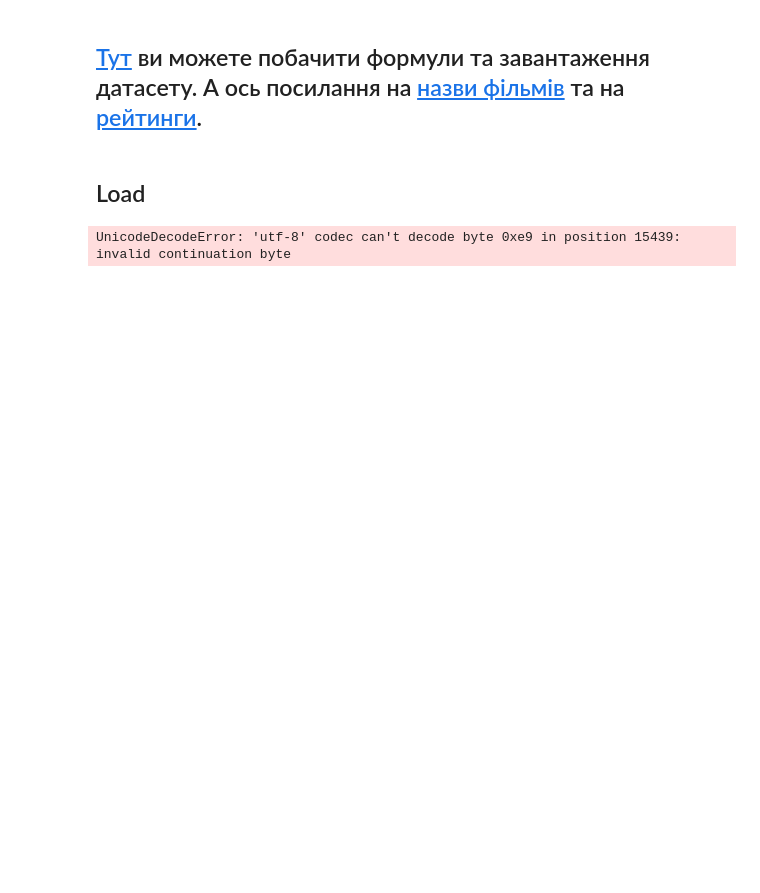
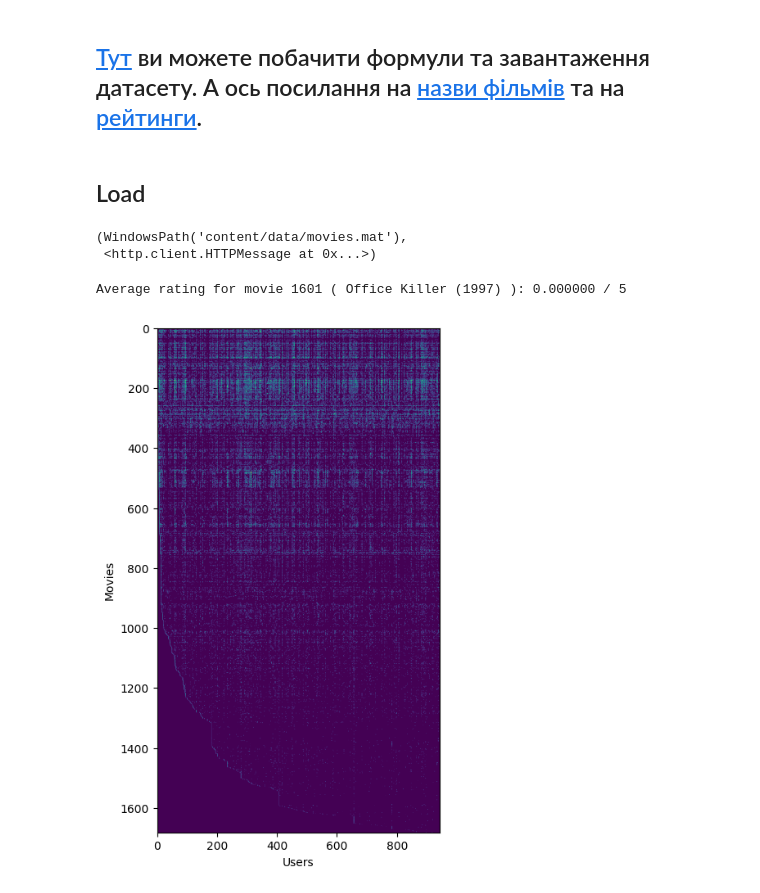
Before and after one commit to tarsweb-Python-GOIT/DS-HW, a Jupyter notebook: hw-07-2.ipynb, the cells around one changed output. Drawn from its saved outputs; the diff is of its cells as text; code cells hidden in the pictures; blank space fills up the shorter version.

Commit message:
load data

```diff
--- a/hw-07-2.ipynb
+++ b/hw-07-2.ipynb
@@ -7,3 +14,6 @@ from surprise.model_selection import cross_validate
+# %%
+movies_path = Path('content/data/movie_ids.txt')
+ratings_path = Path('content/data/movies.mat')
 # %% [markdown]
 ## Load
 # %%
@@ -12,5 +24,49 @@ ratings_url = "https://drive.usercontent.google.com/download?id=17V9OhXeZH9Wv17N
-# %%
-df = pd.read_csv(movies_url, header=1)
-df.head()
-# %% [output]
-UnicodeDecodeError: 'utf-8' codec can't decode byte 0xe9 in position 15439: invalid continuation byte
+# %%
+urlretrieve(movies_url, movies_path)
+urlretrieve(ratings_url, ratings_path)
+# %% [output]
+(WindowsPath('content/data/movies.mat'),
+ <http.client.HTTPMessage at 0x...>)
+# %%
+def loadMovieList():
+    """
+    Reads the fixed movie list in movie_ids.txt and returns a list of movie names.
+    Returns
+    -------
+    movieNames : list
+        A list of strings, representing all movie names.
+    """
+    # Read the fixed movieulary list
+    with open(movies_path,  encoding='ISO-8859-1') as fid:
+        movies = fid.readlines()
+
+    movieNames = []
+    for movie in movies:
+        parts = movie.split()
+        movieNames.append(' '.join(parts[1:]).strip())
+    return movieNames
+# %%
+names = loadMovieList()
+# %%
+data = loadmat(ratings_path)
+Y, R = data['Y'], data['R']
+
+# Y is a 1682x943 matrix, containing ratings (1-5) of
+# 1682 movies on 943 users
+
+# R is a 1682x943 matrix, where R(i,j) = 1
+# if and only if user j gave a rating to movie i
+
+# From the matrix, we can compute statistics like average rating.
+print('Average rating for movie 1601 (',names[1600] ,'): %f / 5' %
+      np.mean(Y[1600, R[0, :]]))
+
+# We can "visualize" the ratings matrix by plotting it with imshow
+plt.figure(figsize=(8, 8))
+plt.imshow(Y)
+plt.ylabel('Movies')
+plt.xlabel('Users')
+plt.grid(False)
+# %% [output]
+Average rating for movie 1601 ( Office Killer (1997) ): 0.000000 / 5
+[figure, added]
```
Also changed, not shown: parts of 2 cells of this notebook, 2 other files.
